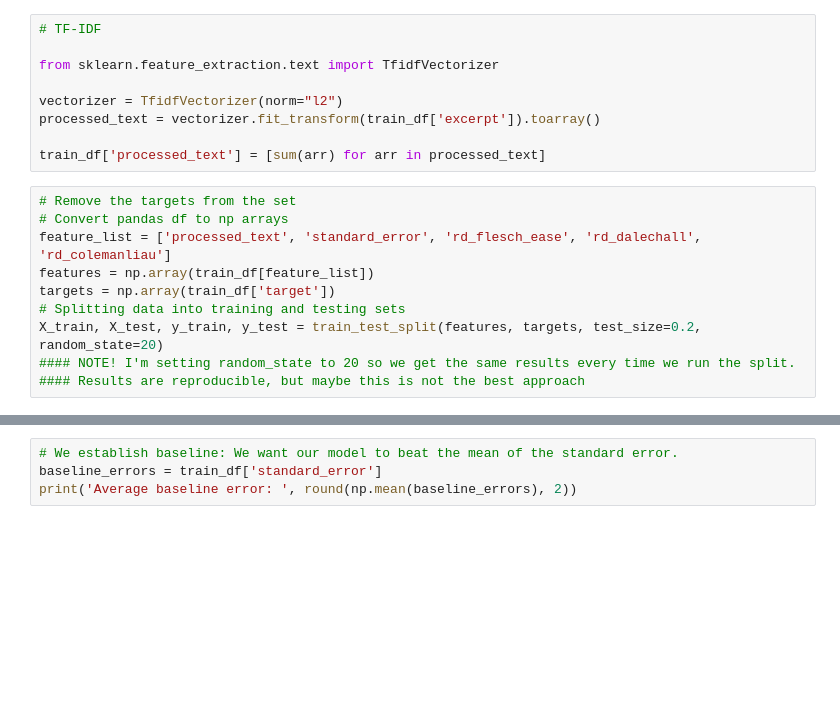
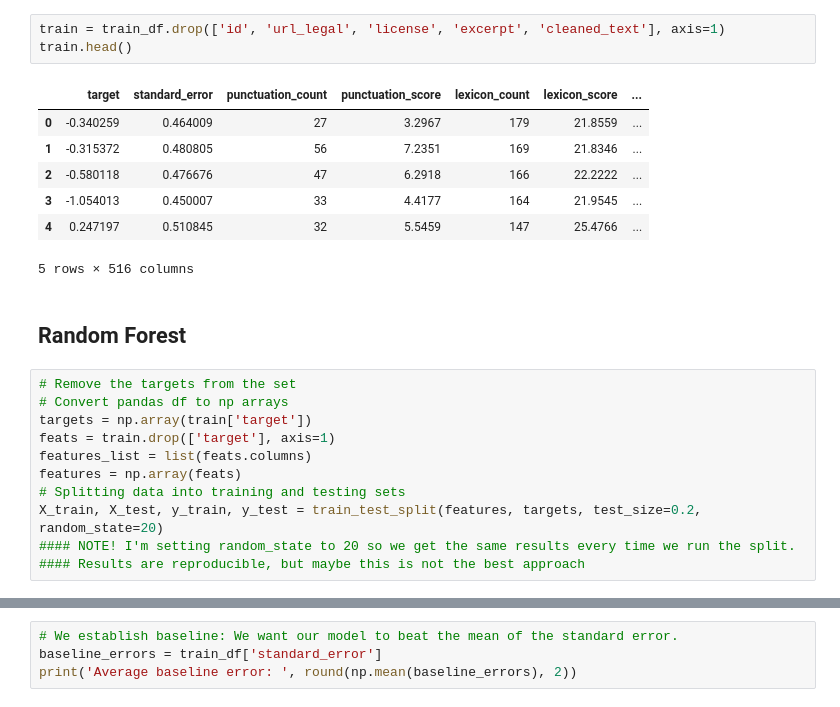
Before and after one commit to ana-borges/CommonLit-Readability, a Jupyter notebook: notebooks/randomForest_GLM.ipynb, the cells around one changed output, grey strips where cells are left out. Cells and saved outputs as stored; diff of their text form; blank space fills up the shorter version.

Commit message:
Polish and merge notebooks; Fix Random Forest

```diff
--- a/notebooks/randomForest_GLM.ipynb
+++ b/notebooks/randomForest_GLM.ipynb
@@ -30,18 +35,23 @@ train_df['excerpt'] = train_df['excerpt'].apply(lambda x: " ".join(x for x in x.
-# %%
-# TF-IDF
-
-from sklearn.feature_extraction.text import TfidfVectorizer
-
-vectorizer = TfidfVectorizer(norm="l2")
-processed_text = vectorizer.fit_transform(train_df['excerpt']).toarray()
-
-train_df['processed_text'] = [sum(arr) for arr in processed_text]
+# %%
+train = train_df.drop(['id', 'url_legal', 'license', 'excerpt', 'cleaned_text'], axis=1)
+train.head()
+# %% [output]
+|  | target | standard_error | punctuation_count | punctuation_score | lexicon_count | lexicon_score | ... |
+| 0 | -0.340259 | 0.464009 | 27 | 3.2967 | 179 | 21.8559 | ... |
+| 1 | -0.315372 | 0.480805 | 56 | 7.2351 | 169 | 21.8346 | ... |
+| 2 | -0.580118 | 0.476676 | 47 | 6.2918 | 166 | 22.2222 | ... |
+| 3 | -1.054013 | 0.450007 | 33 | 4.4177 | 164 | 21.9545 | ... |
+| 4 | 0.247197 | 0.510845 | 32 | 5.5459 | 147 | 25.4766 | ... |
+5 rows × 516 columns
+# %% [markdown]
+## Random Forest
 # %%
 # Remove the targets from the set
 # Convert pandas df to np arrays
-feature_list = ['processed_text', 'standard_error', 'rd_flesch_ease', 'rd_dalechall', 'rd_colemanliau']
-features = np.array(train_df[feature_list])
-targets = np.array(train_df['target'])
+targets = np.array(train['target'])
+feats = train.drop(['target'], axis=1)
+features_list = list(feats.columns)
+features = np.array(feats)
 # Splitting data into training and testing sets
 X_train, X_test, y_train, y_test = train_test_split(features, targets, test_size=0.2, random_state=20)
 #### NOTE! I'm setting random_state to 20 so we get the same results every time we run the split.
```
Also changed, not shown: parts of 11 cells of this notebook, 2 other files.
